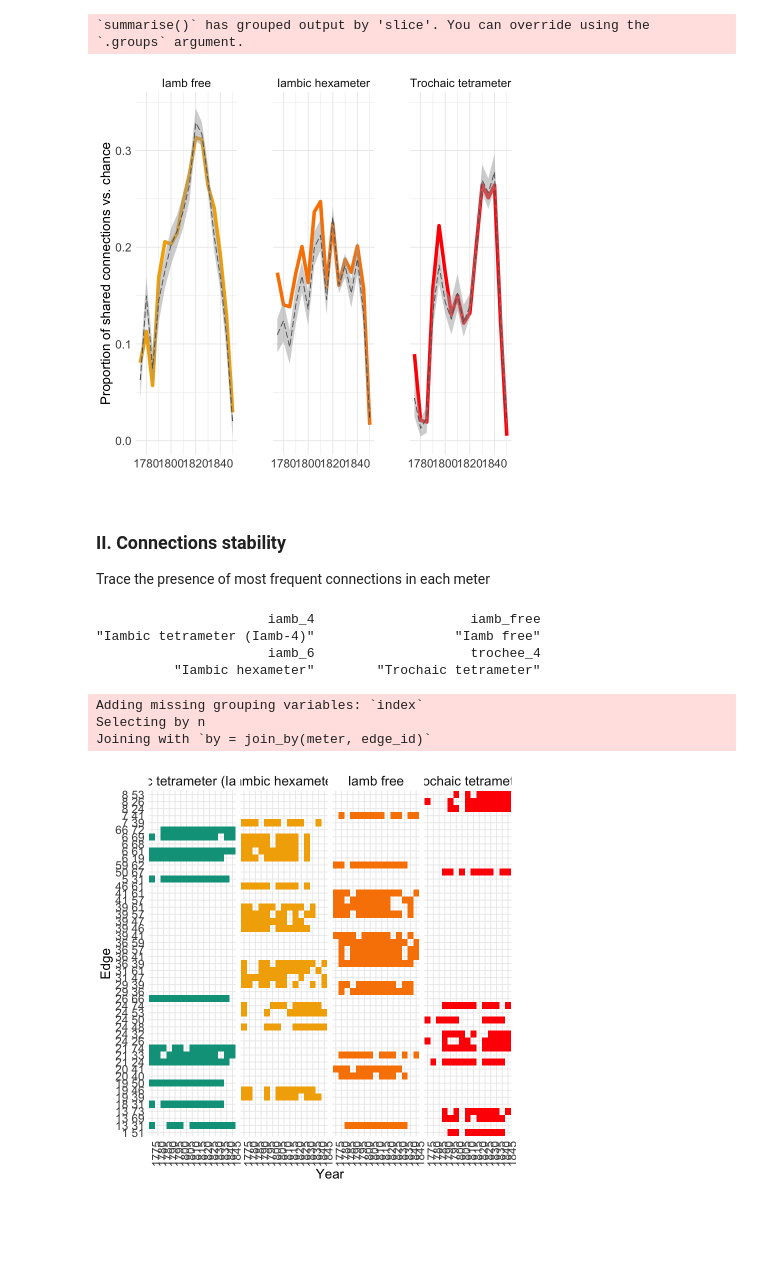
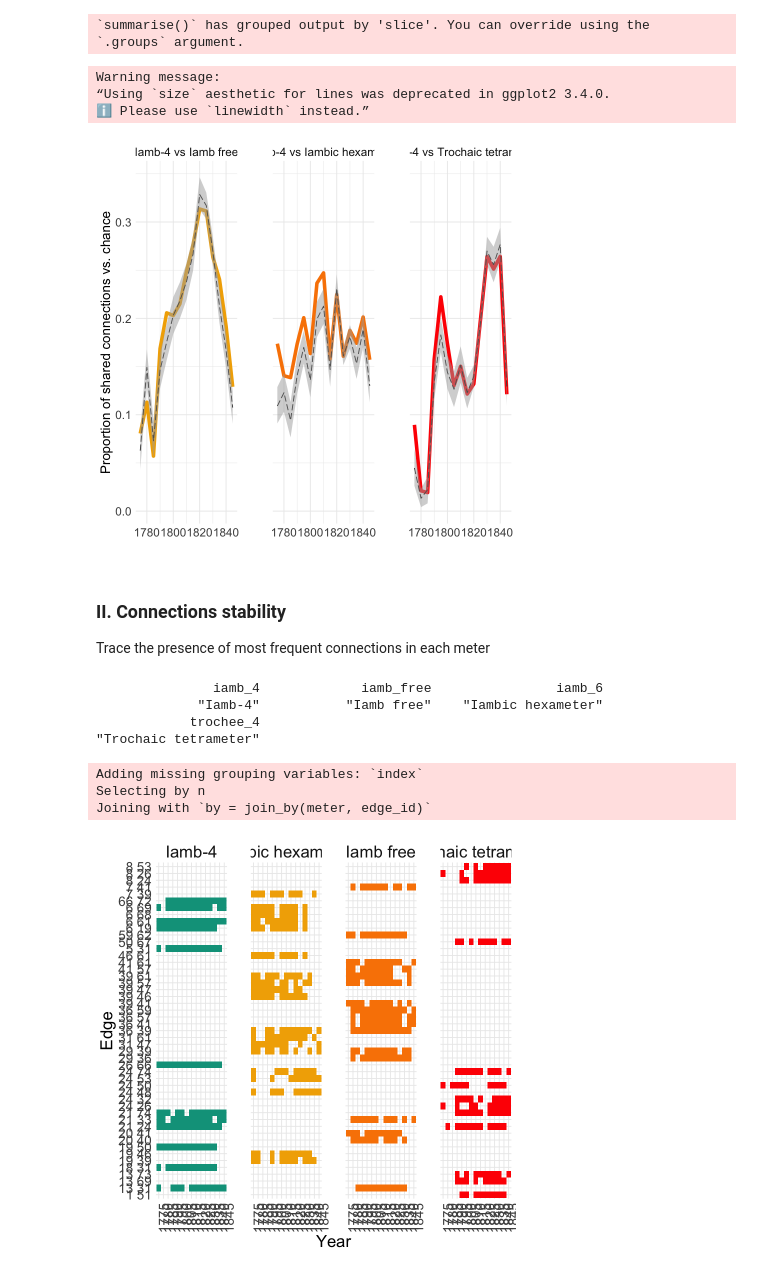
Before and after one commit to tonyamart/iamb_networks, a Jupyter notebook: scr/04_shared_connections_baseline_tests.ipynb, the cells around one changed output. Cells and saved outputs as stored; diff of their text form; code cells hidden in the pictures; blank space fills up the shorter version.

Commit message:
upd plots & add examples code

```diff
--- a/scr/04_shared_connections_baseline_tests.ipynb
+++ b/scr/04_shared_connections_baseline_tests.ipynb
@@ -72,10 +72,11 @@ edges_raw <- compute_edges(gamma,
                            gamma_thresh = 0.05,
                            time_slice = 5)
 
-# select only RNC edges?
+# select only RNC edges
 edges_raw <- edges_raw %>%
     filter(corpus == "N") %>%
-    rename(meter = formula)
+    rename(meter = formula) %>%
+    filter(slice != 1850)
 # %% [markdown]
 ### Shared edges vs random baseline
 
@@ -242,12 +245,14 @@ iou_ribbon  <- iou_ci %>%
 # %%
 trans_meter  <- tibble(meter = int_union$meter  %>% unique(),
-                       meter_t = c("Iamb free",
+                       meter_t = c("Iamb-4 vs Iamb free",
                                    #"Iamb_5",
-                                   "Iambic hexameter",
-                                   "Trochaic tetrameter" ))
+                                   "Iamb-4 vs Iambic hexameter",
+                                   "Iamb-4 vs Trochaic tetrameter" ))
 
 
 int_union %>%
+    #ungroup() %>%
+    #filter(slice != 1850) %>%
     left_join(trans_meter, by = "meter")  %>%
     ggplot(aes(slice, iou, color = meter_t)) +
     geom_line(size = 2) +
@@ -272,13 +277,10 @@ int_union %>%
           axis.text = element_text(size = 14),
           strip.text = element_text(size = 14),
           panel.spacing = unit(1.5, "cm")) +
-    #xlim(c(1775,1845)) +
-    scale_x_continuous(breaks = seq(1780, 1840, 20))
-
-
-saveRDS(iou_ribbon, file="iou_ci.rds")
-
-ggsave("../plots/04_shared_ci.png", width = 10, height = 6,
-      dpi = 300, bg = "white")
+    scale_x_continuous(breaks = seq(1780, 1840, 20) #,limits = c(1775, 1849)
+                      )
 # %% [output]
+Warning message:
+“Using `size` aesthetic for lines was deprecated in ggplot2 3.4.0.
+ℹ Please use `linewidth` instead.”
-[figure, old version]
+[figure, new version]
@@ -292,14 +297,14 @@ edges <- edges_raw %>%
                         "trochee_4"))
 # %%
 # create a named vector for facet labels
-meter_labels <- setNames(c("Iambic tetrameter (Iamb-4)", "Iamb free", "Iambic hexameter", "Trochaic tetrameter"),
+meter_labels <- setNames(c("Iamb-4", "Iamb free", "Iambic hexameter", "Trochaic tetrameter"),
                          c("iamb_4", "iamb_free", "iamb_6", "trochee_4"))
 meter_labels
 # %% [output]
-                      iamb_4                    iamb_free
-"Iambic tetrameter (Iamb-4)"                  "Iamb free"
-                      iamb_6                    trochee_4
-          "Iambic hexameter"        "Trochaic tetrameter"
+               iamb_4             iamb_free                iamb_6
+             "Iamb-4"           "Iamb free"    "Iambic hexameter"
+            trochee_4
+"Trochaic tetrameter"
 # %%
 #### connections
 
@@ -317,37 +322,38 @@ top_connections <- c_count %>%
   top_n(10) %>% mutate(is_top = T)
 
 c_count %>%
     left_join(top_connections) %>%
     filter(is_top) %>%
     filter(slice < 1850) %>%
     ggplot(aes(x = factor(slice), y = edge_id, fill = meter)) +
     geom_tile() +
     scale_fill_manual(values = c(wes_palette("Darjeeling1")[2],
                                  #wes_palette("Royal1")[1],
                                  wes_palette("Darjeeling1")[3],
                                  wes_palette("Darjeeling1")[4],
                                  wes_palette("Darjeeling1")[1])) +
     theme(axis.text.x = element_text(angle = 90),
           plot.title = element_text(hjust = 0.5),
-          axis.text = element_text(size = 14),
-          axis.title = element_text(size = 16),
+          axis.text = element_text(size = 16),
+          axis.title = element_text(size = 20),
           legend.position = "None",
-          strip.text = element_text(size = 16)
+          strip.text = element_text(size = 20),
+          panel.spacing = unit(1, "cm")
           #panel.grid = element_blank()
          ) +
     labs(#title="Top 20 connections per meter",
         x = "Year",
         y = "Edge",
         fill = "Meter") +
     facet_wrap(~meter,
                ncol = 4,
                labeller = as_labeller(meter_labels)
               )
 # %% [output]
 Adding missing grouping variables: `index`
 Selecting by n
 Joining with `by = join_by(meter, edge_id)`
-[figure, old version]
+[figure, new version]
 # %%
 ggsave(file = "../plots/04_connections_stability.png",
       plot = last_plot(),
```
Also changed, not shown: parts of 3 cells of this notebook, 9 other files.
